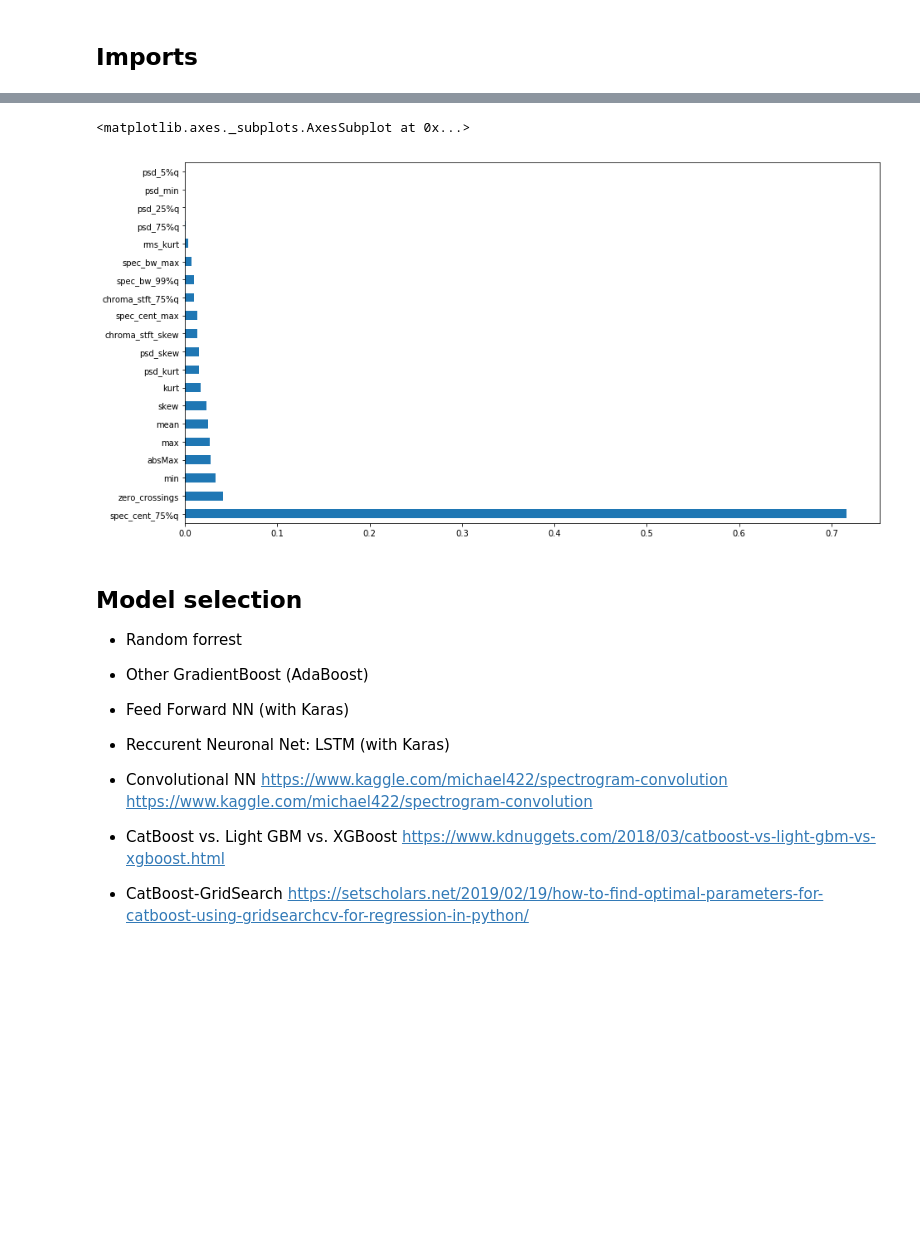
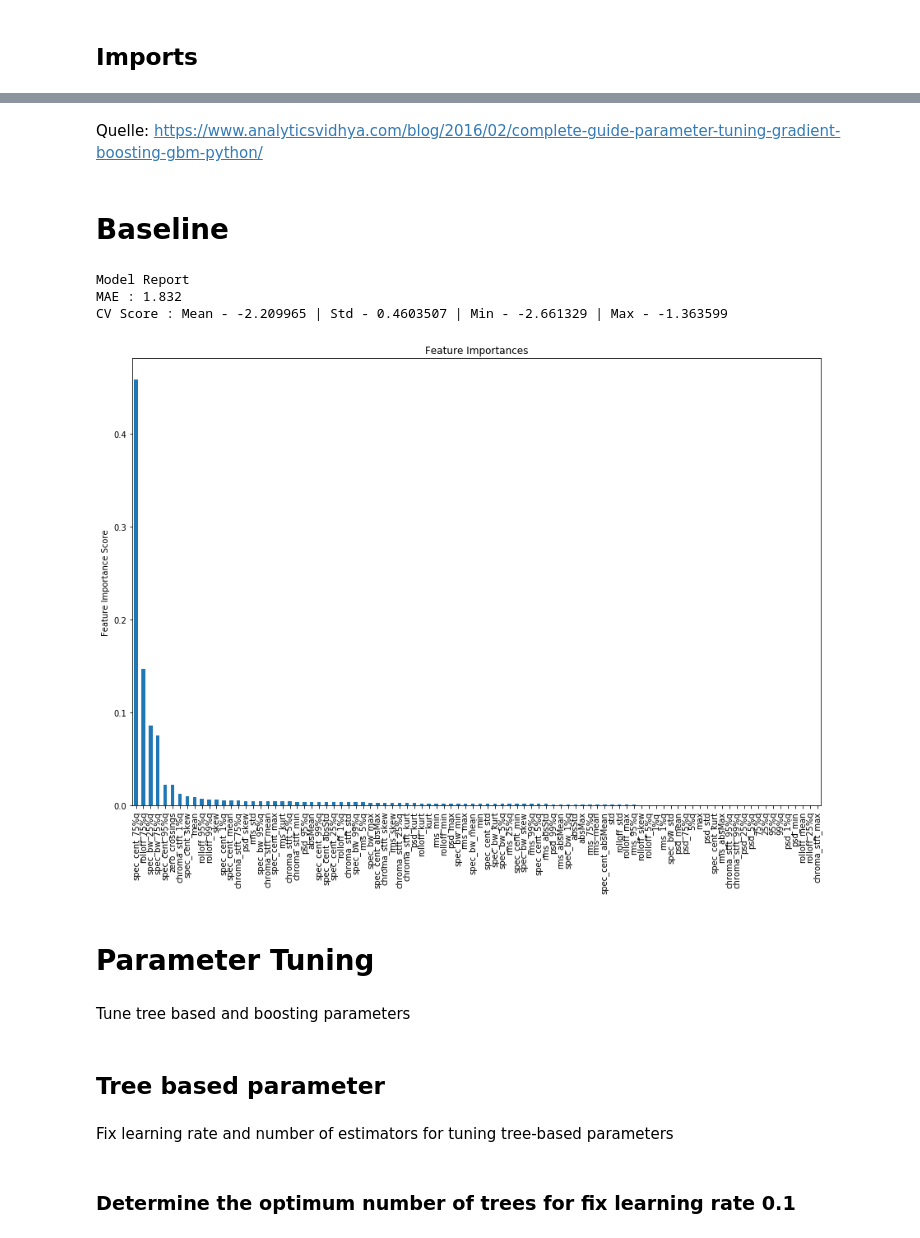
Before and after one commit to domelein/CAS_PML_Earthquake_pred, a Jupyter notebook: Model_GradientBoosting.ipynb, the cells around one changed output, grey strips where cells are left out. Drawn from its saved outputs; the diff is of its cells as text; code cells hidden in the pictures; blank space fills up the shorter version.

Commit message:
Update Model_GradientBoosting.ipynb
First example for Baseline and Tuning

```diff
--- a/Model_GradientBoosting.ipynb
+++ b/Model_GradientBoosting.ipynb
@@ -88 +49,7 @@ train_data_reduced
+# %%
+items_to_filter = ['']
+# %%
+filtered_feature_data = feature_data.filter(items=items_to_filter)
+# %%
+feature_data = filtered_feature_data
 # %% [markdown]
@@ -185,20 +84,46 @@ Test-set: mean absolute error : 1.81
-# %%
-(pd.Series(grid.best_estimator_.named_steps['regressor'].feature_importances_, index=X_train.columns)
-   .nlargest(26)
-   .plot(kind='barh',figsize=(15, 8)))
-#quelle: https://stackoverflow.com/questions/44511636/matplotlib-plot-feature-importance-with-feature-names
-# %% [output]
-<matplotlib.axes._subplots.AxesSubplot at 0x...>
-[figure, removed]
-# %% [markdown]
-## Model selection
- - Random forrest
- - Other GradientBoost (AdaBoost)
-
- - Feed Forward NN (with Karas)
- - Reccurent Neuronal Net: LSTM (with Karas)
- - Convolutional NN https://www.kaggle.com/michael422/spectrogram-convolution https://www.kaggle.com/michael422/spectrogram-convolution
-
-
- - CatBoost vs. Light GBM vs. XGBoost https://www.kdnuggets.com/2018/03/catboost-vs-light-gbm-vs-xgboost.html
- - CatBoost-GridSearch https://setscholars.net/2019/02/19/how-to-find-optimal-parameters-for-catboost-using-gridsearchcv-for-regression-in-python/
+# %% [markdown]
+Quelle: https://www.analyticsvidhya.com/blog/2016/02/complete-guide-parameter-tuning-gradient-boosting-gbm-python/
+# %%
+def modelfit(alg, dtrain, time_to_failure, performCV=True, printFeatureImportance=True, cv_folds=5):
+    #Fit the algorithm on the data
+    alg.fit(dtrain, time_to_failure)
+
+    #Predict training set:
+    dtrain_predictions = alg.predict(dtrain)
+
+    #Perform cross-validation:
+    if performCV:
+        cv_score = cross_val_score(alg, dtrain, time_to_failure, cv=cv_folds, scoring='neg_mean_absolute_error')
+
+    #Print model report:
+    print("\nModel Report")
+    print("MAE : %.4g" % mean_absolute_error(time_to_failure, dtrain_predictions))
+
+    if performCV:
+        print("CV Score : Mean - %.7g | Std - %.7g | Min - %.7g | Max - %.7g" % (np.mean(cv_score),np.std(cv_score),np.min(cv_score),np.max(cv_score)))
+
+    #Print Feature Importance:
+    if printFeatureImportance:
+        feat_imp = pd.Series(alg.feature_importances_, dtrain.columns).sort_values(ascending=False)
+        feat_imp.plot(kind='bar', title='Feature Importances',figsize=(15,10))
+        plt.ylabel('Feature Importance Score')
+# %% [markdown]
+# Baseline
+# %%
+gbm0 = GradientBoostingRegressor(random_state=10)
+modelfit(gbm0, feature_data, time_to_failure)
+# %% [output]
+Model Report
+MAE : 1.832
+CV Score : Mean - -2.209965 | Std - 0.4603507 | Min - -2.661329 | Max - -1.363599
+[figure, added]
+# %% [markdown]
+# Parameter Tuning
+# %% [markdown]
+ Tune tree based and boosting parameters
+# %% [markdown]
+## Tree based parameter
+# %% [markdown]
+Fix learning rate and number of estimators for tuning tree-based parameters
+# %% [markdown]
+### Determine the optimum number of trees for fix learning rate 0.1
```
Also changed, not shown: parts of 25 cells of this notebook.
